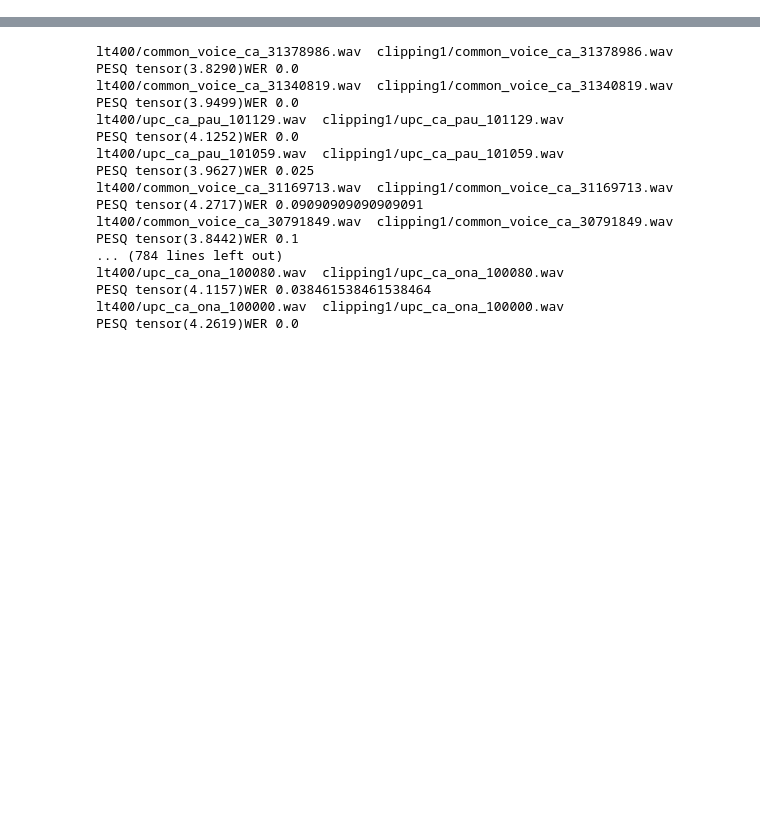
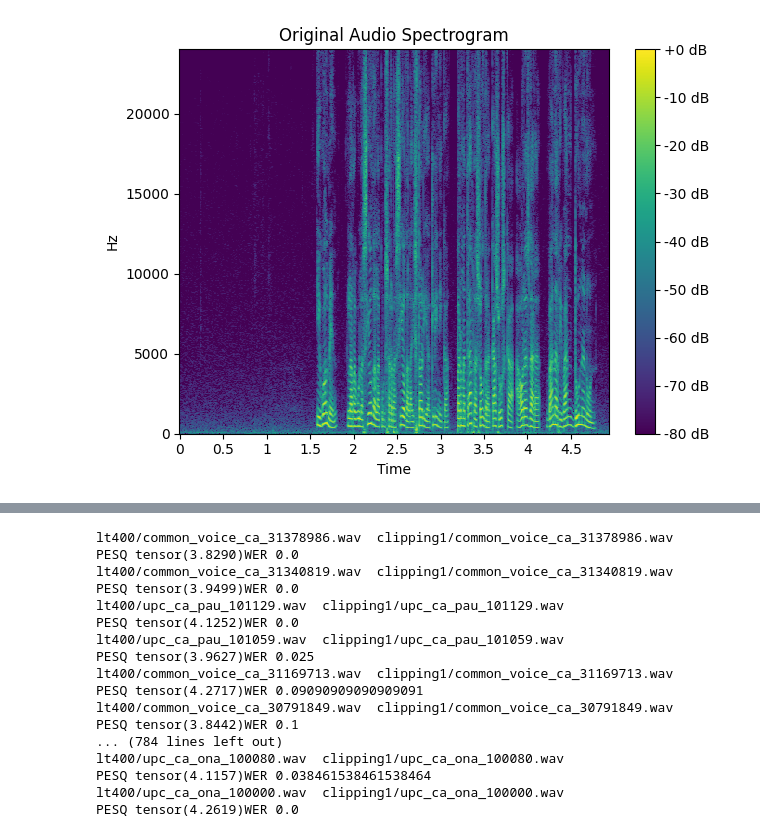
Before and after one commit to LucasTakanori/DA_programV2, a Jupyter notebook: DATABASE/testclipping.ipynb, the cells around one changed output, grey strips where cells are left out. Cells and saved outputs as stored; diff of their text form; code cells hidden in the pictures; blank space fills up the shorter version.

```diff
--- a/DATABASE/testclipping.ipynb
+++ b/DATABASE/testclipping.ipynb
@@ -31,3 +31,92 @@ for desired_clipping in clipping_values:
     for file in glob.glob(os.path.join(input_folder, '*.wav')):
         output_filename = os.path.join(output_folder, os.path.basename(file))
         clipping(file, output_filename, desired_clipping)
+# %%
+import os
+import glob
+import librosa
+import numpy as np
+import soundfile as sf
+
+def clipping(filename, outputfile, percentile_threshold=10.0):
+    samples, fs = librosa.load(filename, sr=None)
+    lower_threshold, upper_threshold = np.percentile(
+            samples, [percentile_threshold, 100 - percentile_threshold])
+    samples = np.clip(samples, lower_threshold, upper_threshold)
+    sf.write(outputfile, samples, fs)
+
+
+
+import subprocess
+import numpy as np
+import librosa
+
+import librosa
+import librosa.display
+import soundfile as sf
+import numpy as np
+from scipy.signal import butter, filtfilt
+import matplotlib.pyplot as plt
+
+
+clipping("upc_ca_ona_100000.wav","upc_ca_ona_100000CLIPP10.wav",10)
+#pitch_shift("upc_ca_ona_100000.wav","upc_ca_ona_100000PITCH09.wav",0.9)
+
+def plot_spectrogram(audio, sample_rate, title):
+    D = librosa.amplitude_to_db(np.abs(librosa.stft(audio)), ref=np.max)
+    plt.figure()
+    librosa.display.specshow(D, sr=sample_rate, x_axis='time', y_axis='linear', cmap='viridis')
+    plt.colorbar(format='%+2.0f dB')
+    plt.title(title)
+    plt.tight_layout()
+    plt.show()
+
+audio, sample_rate = librosa.load("upc_ca_ona_100000.wav", sr=None)
+
+
+plot_spectrogram(audio, 48000, 'Original Audio Spectrogram')
+
+audio, sample_rate = librosa.load("upc_ca_ona_100000CLIPP10.wav", sr=None)
+
+plot_spectrogram(audio, 48000, 'CLIPPING 10 Audio Spectrogram')
+
+import numpy as np
+import matplotlib.pyplot as plt
+from scipy.io import wavfile
+from scipy import signal
+
+def plot_waveform(original_file, transformed_file):
+    # Read in the original audio file
+    sample_rate1, samples1 = wavfile.read(original_file)
+    # Calculate time axis in seconds
+    time1 = np.arange(len(samples1)) / sample_rate1
+
+    # Plot the waveform of the original audio file
+    plt.subplot(2, 1, 1)
+    plt.title('Original Waveform')
+    plt.plot(time1, samples1)
+    plt.xlabel('Time (s)')
+    plt.ylabel('Amplitude')
+
+    # Read in the transformed audio file
+    sample_rate2, samples2 = wavfile.read(transformed_file)
+    # Calculate time axis in seconds
+    time2 = np.arange(len(samples2)) / sample_rate2
+
+    # Plot the waveform of the transformed audio file
+    plt.subplot(2, 1, 2)
+    plt.title('Transformed Waveform')
+    plt.plot(time2, samples2)
+    plt.xlabel('Time (s)')
+    plt.ylabel('Amplitude')
+
+    # Adjust the spacing between subplots
+    plt.tight_layout()
+
+    # Show the plot
+    plt.show()
+
+
+plot_waveform("upc_ca_ona_100000.wav", "upc_ca_ona_100000CLIPP10.wav")
+# %% [output]
+[figure, added]
```
Also changed, not shown: parts of 1 cell of this notebook, 43 other files.
